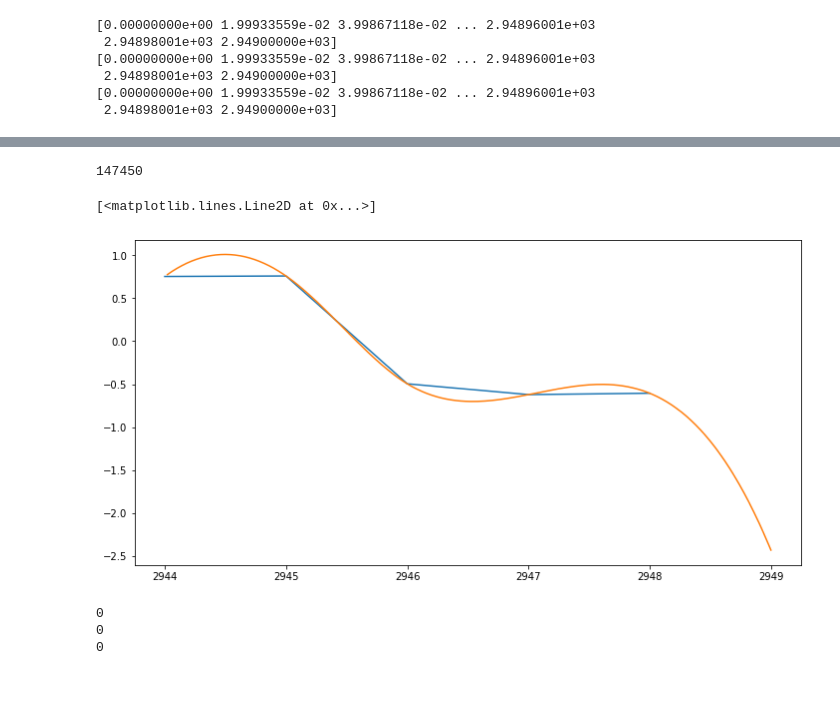
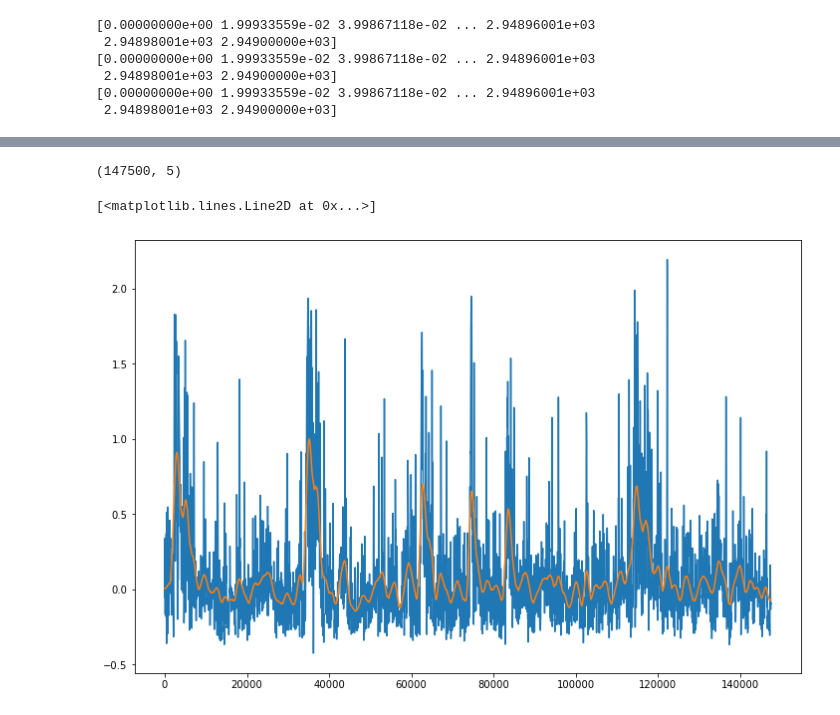
Before and after one commit to carlosaaguila/final_proj_BE521, a Jupyter notebook: regression_predict.ipynb, the cells around one changed output, grey strips where cells are left out. Drawn from its saved outputs; the diff is of its cells as text; code cells hidden in the pictures; blank space fills up the shorter version.

```diff
--- a/regression_predict.ipynb
+++ b/regression_predict.ipynb
@@ -177,16 +280,20 @@ print(subj3_corr)
 # %% [markdown]
 # Predict Leaderboard
 # %%
-file_s1 = open("all_feats_s1_test_fx.npy", "rb")
+file_s1 = open("all_feats_s1_norm_test_fx.npy", "rb")
 feats_s1_test = np.load(file_s1)
 file_s1.close()
 
-file_s2 = open("all_feats_s2_test_fx.npy", "rb")
+file_s2 = open("all_feats_s2_norm_test_fx.npy", "rb")
 feats_s2_test = np.load(file_s2)
 file_s2.close()
 
-file_s3 = open("all_feats_s3_test_fx.npy", "rb")
+file_s3 = open("all_feats_s3_norm_test_fx.npy", "rb")
 feats_s3_test = np.load(file_s3)
 file_s3.close()
+
+feats_s1_test = clean_features(feats_s1_test)
+feats_s2_test = clean_features(feats_s2_test)
+feats_s3_test = clean_features(feats_s3_test)
 # %%
 pred_s1_test = reg_rfr_s1.predict(feats_s1_test)
@@ -210,10 +304,10 @@ print(pred_s3_test_repeat.shape)
 # %%
 pred_s1_test_spline = spline_preds(pred_s1_test, 147500)
-pred_s1_test_spline[-50:] = pred_s1_test[-1] # The last 50 entries of the spline are screwed up
+#pred_s1_test_spline[-50:] = pred_s1_test[-1] # The last 50 entries of the spline are screwed up
 pred_s2_test_spline = spline_preds(pred_s2_test, 147500)
-pred_s2_test_spline[-50:] = pred_s2_test[-1]
+#pred_s2_test_spline[-50:] = pred_s2_test[-1]
 pred_s3_test_spline = spline_preds(pred_s3_test, 147500)
-pred_s3_test_spline[-50:] = pred_s3_test[-1]
+#pred_s3_test_spline[-50:] = pred_s3_test[-1]
 # %% [output]
 [0.00000000e+00 1.99933559e-02 3.99867118e-02 ... 2.94896001e+03
  2.94898001e+03 2.94900000e+03]
@@ -248,19 +336,12 @@ print(pred_s1_test_spline)
-# %%
-print(len(pred_s2_test)*50)
-# %% [output]
-147450
-# %%
-plt.figure(figsize=(12,6))
-plt.plot(np.arange(len(pred_s2_test))[-5:], pred_s2_test.transpose()[0][-5:])
-plt.plot(np.linspace(0,len(pred_s2_test),147500)[-250:], pred_s2_test_spline.transpose()[0][-250:])
-# %% [output]
-[<matplotlib.lines.Line2D at 0x...>]
-[figure, removed]
-# %%
-print(np.sum(np.isnan(pred_s1_test_repeat)))
-print(np.sum(np.isnan(pred_s2_test_repeat)))
-print(np.sum(np.isnan(pred_s3_test_repeat)))
-# %% [output]
-0
-0
-0
+# %%
+
+pred_s3_test_spline_gaus = convolve_gaussian(pred_s3_test_spline)
+
+print(pred_s3_test_spline_gaus.shape)
+plt.figure(figsize=(12,8))
+plt.plot(pred_s3_test_spline.transpose()[0])
+plt.plot(pred_s3_test_spline_gaus.transpose()[0])
+# %% [output]
+(147500, 5)
+[<matplotlib.lines.Line2D at 0x...>]
+[figure, added]
```
Also changed, not shown: parts of 29 cells of this notebook.
